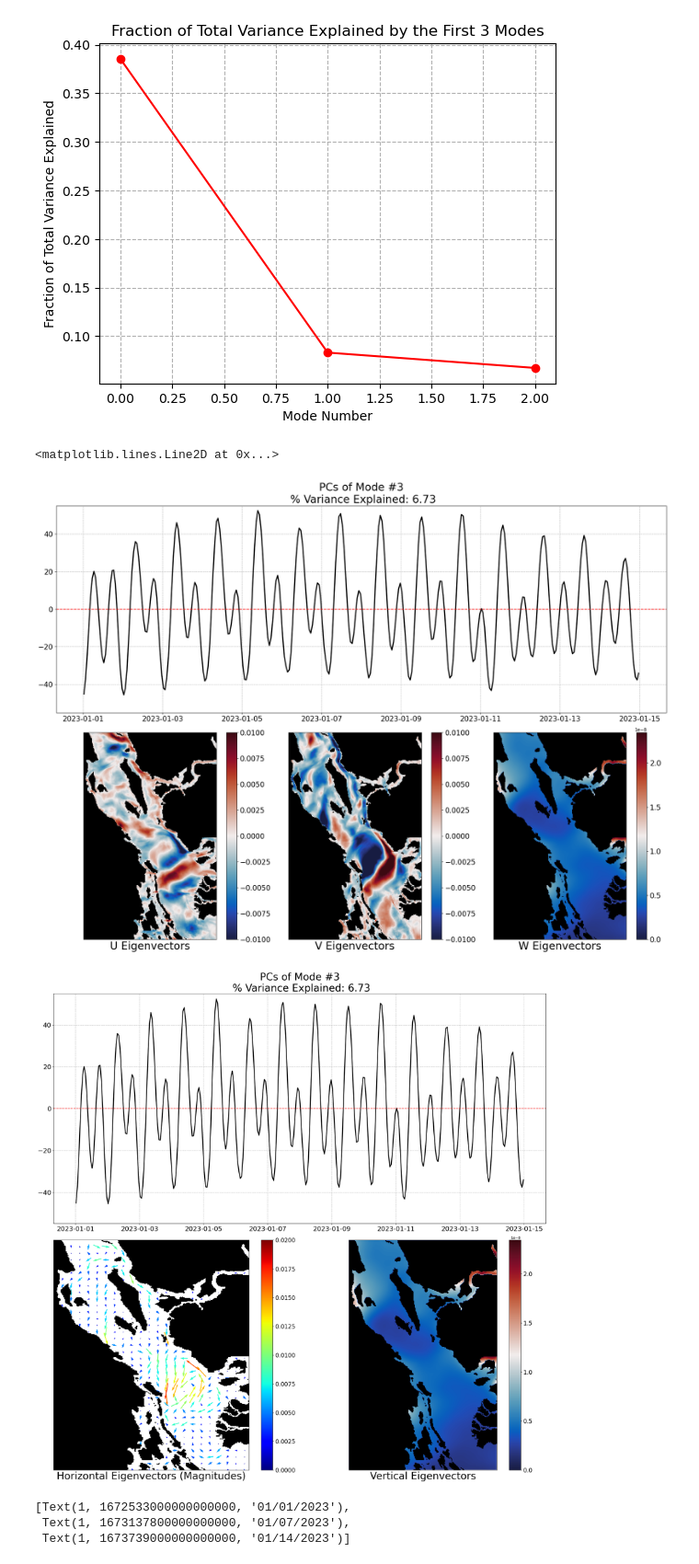
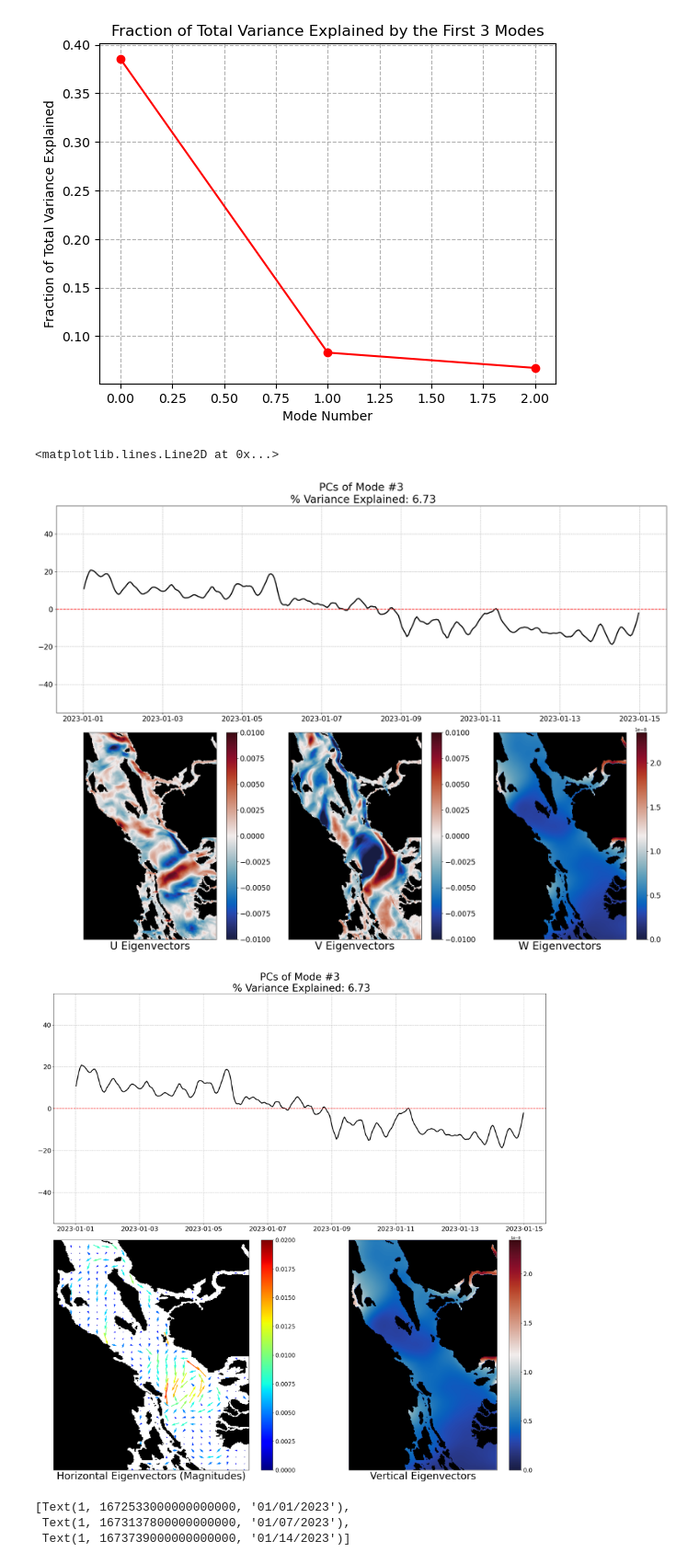
Before and after one commit to SalishSeaCast/analysis-vicente, a Jupyter notebook: notebooks/eosc_510/Velocity_analysis.ipynb, the cells around one changed output. Shown at 92% size. Drawn from its saved outputs; the diff is of its cells as text; code cells hidden in the pictures.

```diff
--- a/notebooks/eosc_510/Velocity_analysis.ipynb
+++ b/notebooks/eosc_510/Velocity_analysis.ipynb
@@ -87,7 +87,7 @@ eigen_U=eigvecs[:,:Nx*Ny]
 eigen_V=eigvecs[:,Nx*Ny:Nx*Ny*2]
 eigen_W=eigvecs[:,Nx*Ny*2:]
 # %%
-mode=0
+mode=2
 cmap = cm.balance
 cmap.set_bad('black')
 #
@@ -136,7 +136,7 @@ plt.tick_params(left = False, right = False , labelleft = False ,
                 labelbottom = False, bottom = False)
 #
 ax4 = fig.add_subplot(spec[0, :])
-plt.plot(time,PCs[:,0],'k', linewidth = 2.5)
+plt.plot(time,PCs[:,mode],'k', linewidth = 2.5)
 plt.title('PCs of Mode #' + str(mode+1) + "\n % Variance Explained: " + str(round(100*frac_var[mode],2)), fontsize = 24)
 #plt.xlabel('Time', fontsize = 20)
 plt.xticks(fontsize = 16)
@@ -146,7 +146,7 @@ plt.grid(linestyle='--')
 plt.axhline(y = 0, color = 'r', linestyle = '--')
 # %% [output]
 <matplotlib.lines.Line2D at 0x...>
-[figure, old version]
+[figure, new version]
 # %%
 y_slice = np.arange(0,Nx)
 x_slice = np.arange(0, Ny)
@@ -169,35 +169,35 @@ UC=plt.colorbar(UV_cb)
 UC.ax.tick_params(labelsize=16)
 cb2 = ax0.pcolormesh(land, cmap='gist_gray')
 UV_cb.set_clim(0,0.02)
 plt.xticks(fontsize = 16)
 plt.yticks(fontsize = 16)
 ax0.set_xlabel('Horizontal Eigenvectors (Magnitudes)', fontsize = 28)
 plt.tick_params(left = False, right = False , labelleft = False ,
                 labelbottom = False, bottom = False)
 #
 ax1 = fig.add_subplot(spec[1, 1])
 W_plot=np.ma.masked_array(np.flipud(np.reshape(eigen_W[mode],(Nx,Ny))), mask=tmask[0])
 W_cb = ax1.imshow(np.flipud(np.reshape(eigen_W[mode],(Nx,Ny))), cmap=cmap)
 WC=plt.colorbar(W_cb)
 WC.ax.tick_params(labelsize=16)
 cb2 = ax1.pcolormesh(np.flipud(land), cmap='gist_gray')
 plt.tick_params(left = False, right = False , labelleft = False ,
                 labelbottom = False, bottom = False)
 #viz_tools.set_aspect(ax1);
 ax1.set_xlabel('Vertical Eigenvectors', fontsize = 28)
 #
 ax2 = fig.add_subplot(spec[0, :])
-ax2.plot(time,PCs[:,0],'k', linewidth = 2.5)
+ax2.plot(time,PCs[:,mode],'k', linewidth = 2.5)
 ax2.set_title('PCs of Mode #' + str(mode+1) + "\n % Variance Explained: " + str(round(100*frac_var[mode],2)), fontsize = 28)
 ax2.grid(linestyle='--')
 plt.xticks(fontsize = 18)
 plt.yticks(fontsize = 18)
 plt.ylim([-55, 55])
 plt.axhline(y = 0, color = 'r', linestyle = '--')
 
 plt.tight_layout()
 # %% [output]
-[figure, old version]
+[figure, new version]
 # %%
 mm=0
 fig = plt.figure(figsize=(10, 10),layout='tight')
```
